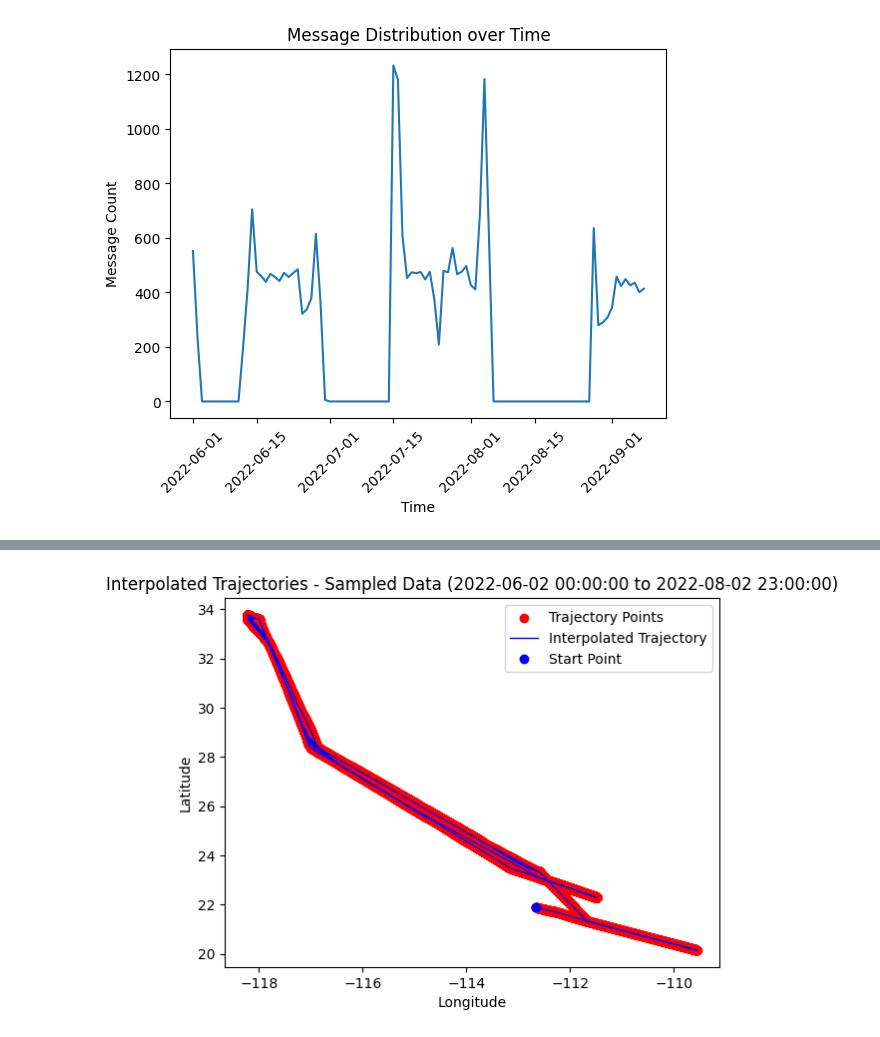
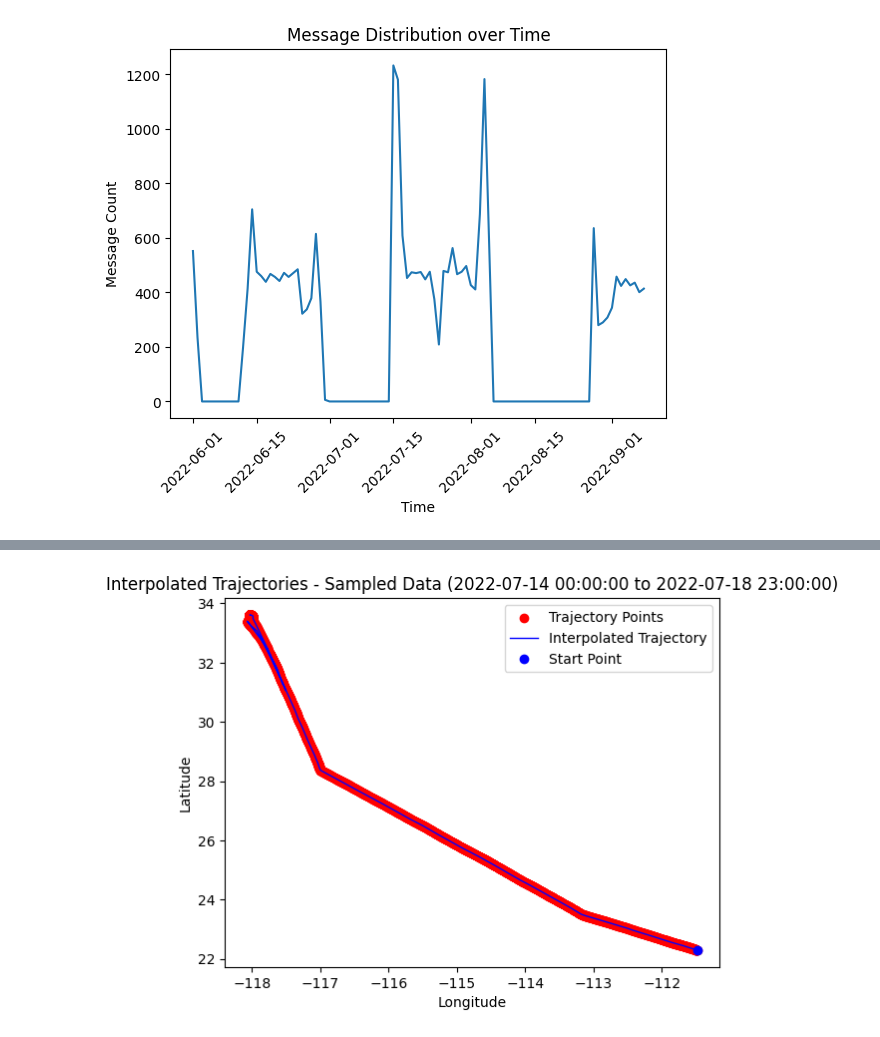
Before and after one commit to jordanbell2357/uscg-nais-data, a Jupyter notebook: BigQuery/MMSI_538008861.ipynb, the cells around one changed output, grey strips where cells are left out. Cells and saved outputs as stored; diff of their text form; code cells hidden in the pictures.

```diff
--- a/BigQuery/MMSI_538008861.ipynb
+++ b/BigQuery/MMSI_538008861.ipynb
@@ -276,8 +244,8 @@ import matplotlib.pyplot as plt
 from scipy.interpolate import interp1d
 
 # Parameters
-start_date = pd.Timestamp('2022-06-02 00:00:00')  # Include the desired hour
-end_date = pd.Timestamp('2022-08-02 23:00:00')  # Include the desired hour
+start_date = pd.Timestamp('2022-07-14 00:00:00')  # Include the desired hour
+end_date = pd.Timestamp('2022-07-18 23:00:00')  # Include the desired hour
 sampling_rate = '15min'  # Options: '1min', '5min', '10min', '15min', '30min', '1H', '2H', '3H', ...
 
 # Convert to timezone naive UTC by creating a copy of the DataFrame
@@ -317,31 +285,31 @@ plt.scatter(
     marker='o',
     label='Trajectory Points'
 )
 
 # Create a line plot of the interpolated trajectory
 plt.plot(
     new_coords[:, 1],
     new_coords[:, 0],
     '-',
     linewidth=1,
     color='blue',
     label='Interpolated Trajectory'
 )
 
 # Add a dot at the start of the trajectory
 plt.plot(
     new_coords[0, 1],
     new_coords[0, 0],
     'bo',
     label='Start Point'
 )
 
 # Customize the plot
 plt.xlabel('Longitude')
 plt.ylabel('Latitude')
 plt.title('Interpolated Trajectories - Sampled Data ({} to {})'.format(start_date, end_date))
 plt.legend()
 
 plt.show()
 # %% [output]
-[figure, old version]
+[figure, new version]
```
Also changed, not shown: parts of 5 cells of this notebook.
